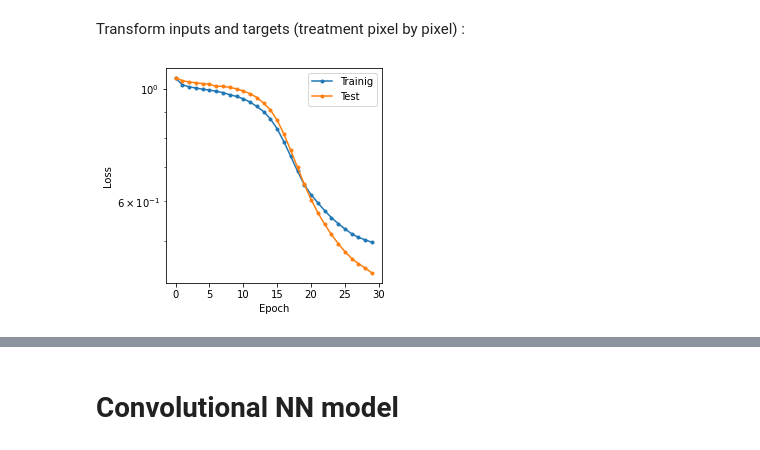
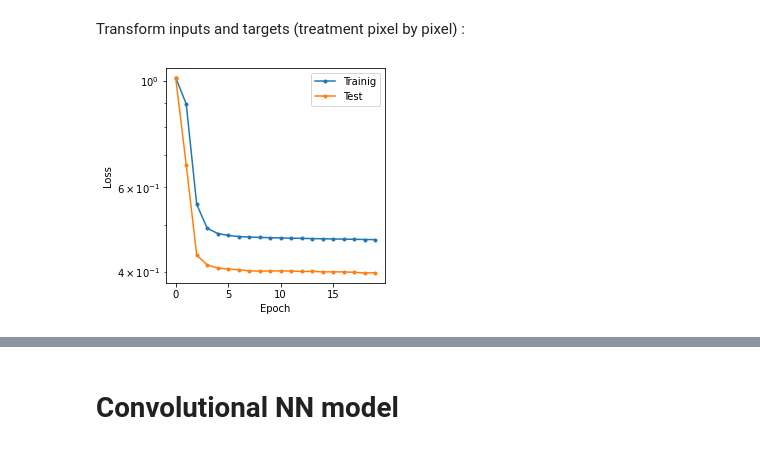
Before and after one commit to anastasiaGor/oceanDataNotebooks, a Jupyter notebook: density_ML/05-compare_determ_param.ipynb, the cells around one changed output, grey strips where cells are left out. Cells and saved outputs as stored; diff of their text form; code cells hidden in the pictures.

```diff
--- a/density_ML/05-compare_determ_param.ipynb
+++ b/density_ML/05-compare_determ_param.ipynb
@@ -19,6 +19,6 @@ macOS-12.4-arm64-arm-64bit
 # %%
-#device = torch.device("mps")
-device = torch.device("cpu")
+device = torch.device("cuda:0")
+#device = torch.device("cpu")
 # %% [markdown]
 # Dataset definitions
 # %%
@@ -31,7 +31,7 @@ class SalinityTemperatureDensityDataset(Dataset):
     def __init__(self, list_of_netcdf_files, select='All', portion_of_time_series=0.5, transform=None, normalize=False):
         self.data = [xr.DataArray() for i in range(len(list_of_netcdf_files))]
         for i, datasetNetcdfFile in enumerate(list_of_netcdf_files) :
-            self.data[i] = xr.open_mfdataset(datasetNetcdfFile, parallel=True)
+            self.data[i] = xr.open_mfdataset(datasetNetcdfFile, parallel=True).load()
             # nan filling
             self.data[i] = self.data[i].bfill(dim='x')
             if (np.isnan(self.data[i]['diff_S_sqr']).any() or np.isnan(self.data[i]['sigma0_delta']).any()) :
@@ -92,7 +92,7 @@ class ToTensor(object):
 # %% [markdown]
 # Data Loader
 # %%
-list_of_datasets = sorted(glob.glob('oceanDataNotebooks/density_ML/datasets/dataset?.nc'))
+list_of_datasets = sorted(glob.glob('datasets/dataset?.nc'))
 #list_of_datasets = ['oceanDataNotebooks/density_ML/datasets/dataset'+str(index)+'.nc' for index in range(4)]
 # %%
 list_of_datasets
@@ -176,7 +180,7 @@ def transform_target(sample) :
     return sample['sigma0_delta'].view(-1, 1).to(torch.float32).to(device)
 # %%
 %%time
-nb_of_epochs = 30
+nb_of_epochs = 20
 
 epoch_training_losses = np.empty(nb_of_epochs)
 epoch_test_losses = np.empty(nb_of_epochs)
@@ -196,31 +200,31 @@ for epoch in tqdm(range(nb_of_epochs)):
         y = modelFCNN(x)
         loss = criterion(y, transform_target(sample))
         # Backward pass
         loss.backward()
         optimizer.step()
         training_losses = np.append(training_losses, loss.detach().cpu().numpy())
     epoch_training_losses[epoch] = np.mean(training_losses)
     # Test
     with torch.no_grad():
         test_losses = list()
         for sample in tqdm(test_data_loader, desc='Testing', ascii=True):
             # Forward pass
             x = transform_input(sample)
             y = modelFCNN(x)
 
             loss = criterion(y, transform_target(sample))
             test_losses = np.append(test_losses, loss.detach().cpu().numpy())
         epoch_test_losses[epoch] = np.mean(test_losses)
     fig, ax = plt.subplots(ncols=1, nrows=1, figsize=(4,3.5), constrained_layout=True)
 
     ax.plot(epoch_training_losses[0:epoch+1], '.-', label='Trainig')
     ax.plot(epoch_test_losses[0:epoch+1], '.-', label='Test')
     ax.set(yscale='log', xlabel='Epoch', ylabel='Loss')
     ax.legend()
 
     display.display(plt.gcf())
     display.clear_output(wait=True)
 
     plt.show()
 # %% [output]
-[figure, old version]
+[figure, new version]
```
Also changed, not shown: parts of 13 cells of this notebook, 4 other files.
